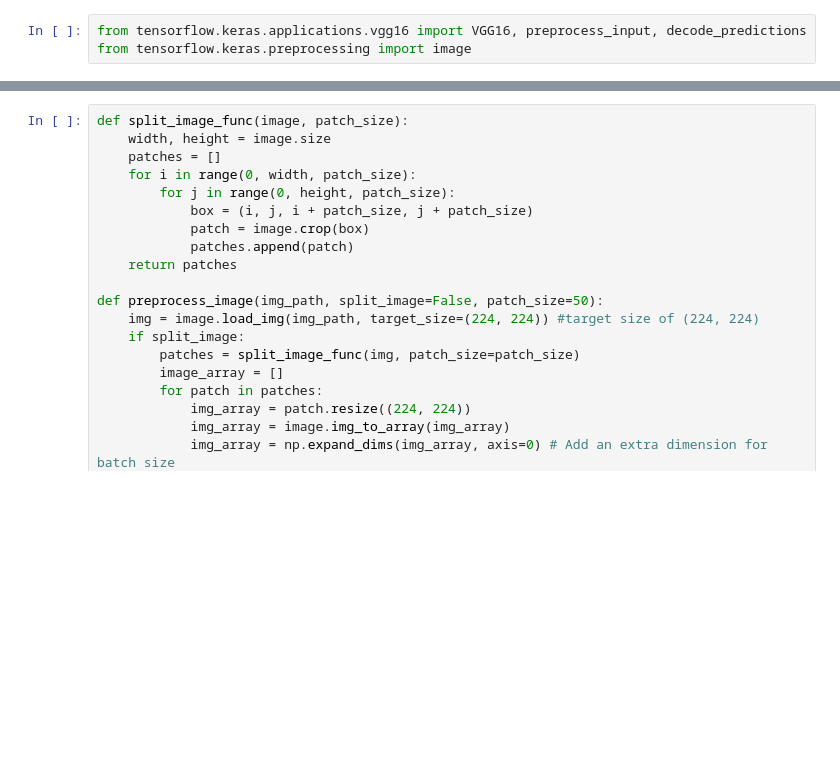
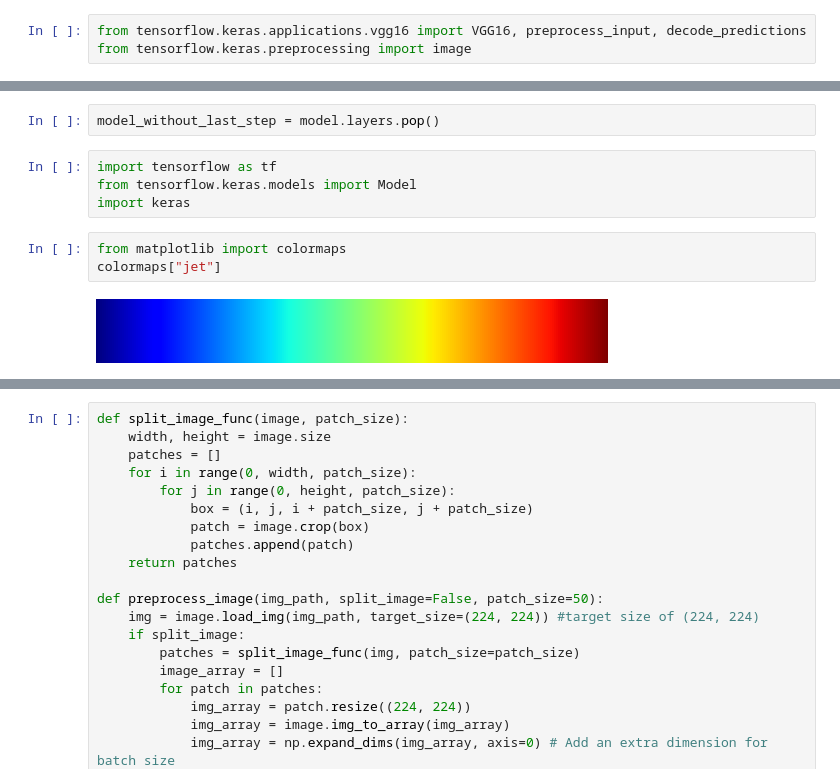
Before and after one commit to prabhatks12/imageCaption, a Jupyter notebook: notebooks/python_image_analysis.ipynb, the cells around one changed output, grey strips where cells are left out. Saved outputs shown, nothing was run; the diff lists cells and outputs as text; blank space fills up the shorter version.

```diff
--- a/notebooks/python_image_analysis.ipynb
+++ b/notebooks/python_image_analysis.ipynb
@@ -42,0 +79,11 @@ plt.imshow(img)
+# %%
+model_without_last_step = model.layers.pop()
+# %%
+import tensorflow as tf
+from tensorflow.keras.models import Model
+import keras
+# %%
+from matplotlib import colormaps
+colormaps["jet"]
+# %% [output]
+[figure, added]
```
Also changed, not shown: parts of 21 cells of this notebook, 2 other files.
